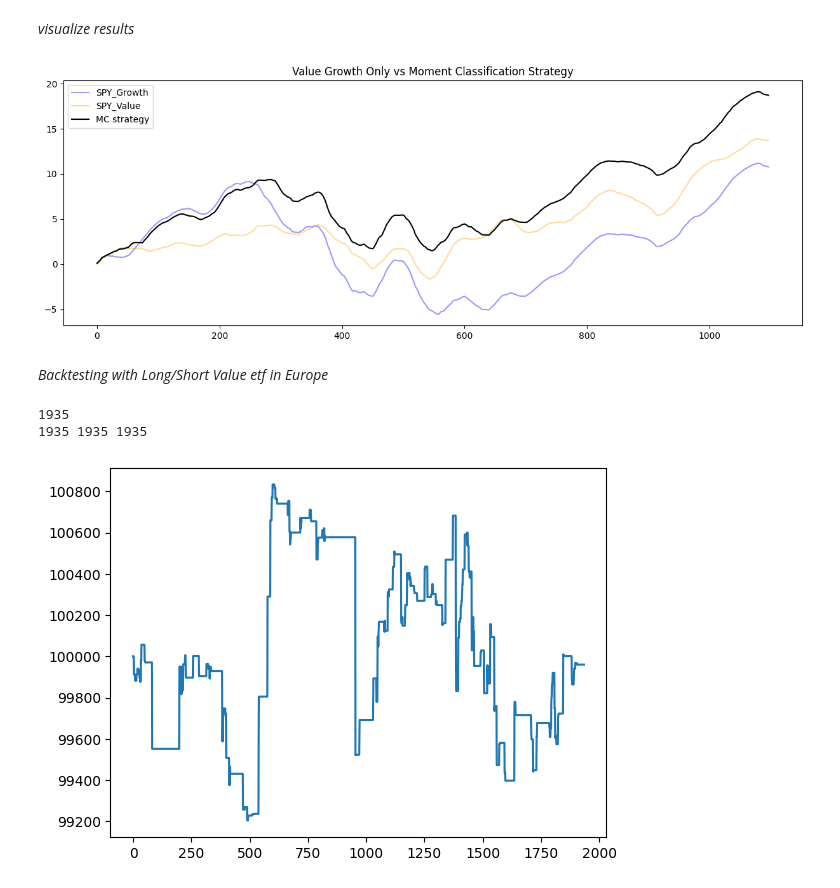
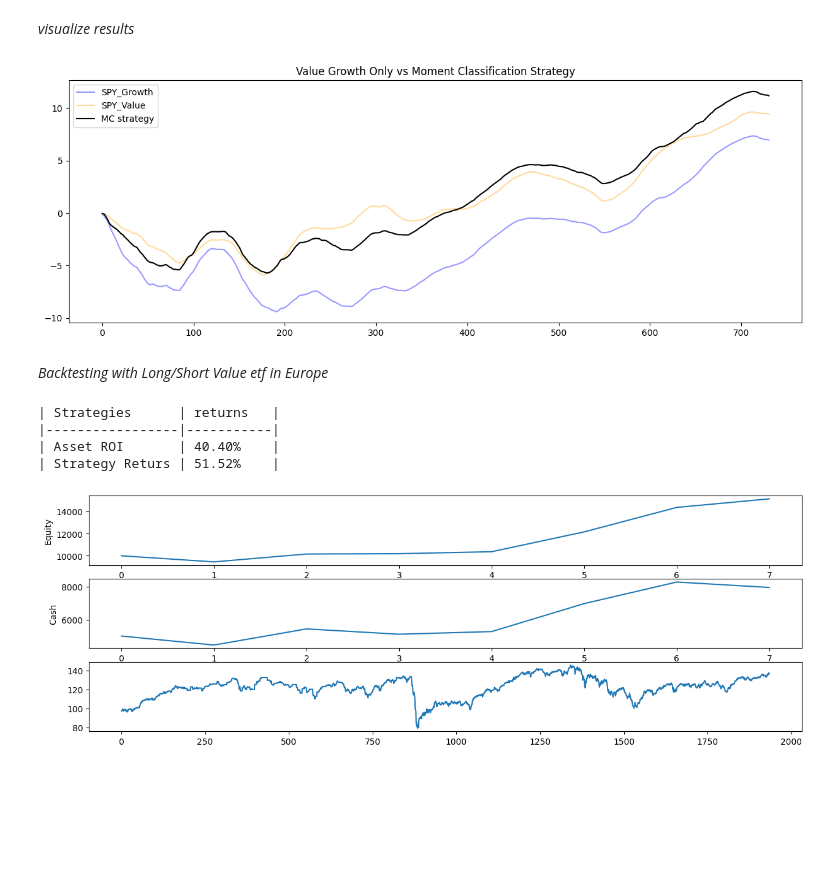
Before and after one commit to rvargas42/Value_Growth_Challenge_ETSFactory, a Jupyter notebook: Research/value_growth_moment_detection.ipynb, the cells around one changed output. Drawn from its saved outputs; the diff is of its cells as text; code cells hidden in the pictures; blank space fills up the shorter version.

Commit message:
backtester & other

```diff
--- a/Research/value_growth_moment_detection.ipynb
+++ b/Research/value_growth_moment_detection.ipynb
@@ -169,7 +169,7 @@ from sklearn.neighbors import KNeighborsClassifier
 from sklearn.ensemble import RandomForestClassifier
 from scipy.spatial import distance
 
-X_train, X_test, y_train, y_test = train_test_split(X, y, test_size=0.30, shuffle=False)
+X_train, X_test, y_train, y_test = train_test_split(X, y, test_size=0.20, shuffle=False)
 # %%
 knn = KNeighborsClassifier()
 cv = GridSearchCV(estimator=knn, param_grid={'metric':["cosine","euclidean","l1","l2"],'n_neighbors': range(1, 31)})
@@ -231,12 +231,10 @@ plt.title(tittle)
 plt.legend(["SPY_Growth", "SPY_Value", "MC strategy"])
 plt.savefig(os.path.join(root_dir, "charts", f"{tittle.replace(" ", "_")}.png"))
 # %% [output]
-[figure, old version]
+[figure, new version]
 # %% [markdown]
 _Backtesting with Long/Short Value etf in Europe_
 # %%
-from backtesting import Backtest, Strategy
-
 valu_etf = pd.read_csv(os.path.join(DATA_DIR, "etf_data", "VALU.DE.csv")).set_index("Date")
 valu_etf["returns"] = np.log(valu_etf["Close"]/valu_etf["Close"].shift(1)) #period = 5
 valu_etf.dropna(inplace=True)
@@ -247,15 +245,13 @@ X_eu["predictions"] = europe_predictions
 valu_etf = valu_etf[valu_etf.index.isin(X_eu.index)]
 #making predictions:
 
-
-print(len(valu_etf))
-
 buy_idx = np.where(europe_predictions == 0)
 sell_idx = np.where(europe_predictions == 1)
 
 class my_backtester:
 
-    def __init__(self, cash, data) -> None:
+    def __init__(self, cash, data, buy_and_hold_days) -> None:
+        self.buy_and_hold_days = buy_and_hold_days
         self.equity = cash
         self.cash = cash
         self.data = data
@@ -263,54 +259,76 @@ class my_backtester:
         self.last_entry = 0
         self.current_signal = None
         self.position = {"short": 0, "long": 0}
-        self.history = {"equity":[], "cash": []}
+        self.history = {"equity":[], "cash": [], "entries":[]}
 
     def run(self):
         i = 0
         while i < self.n:
             self.current_signal = self.data.predictions[i]
-            if self.current_signal == 1 and self.position["short"] == 0:
+            Q = 0.50 * self.equity
+            if self.current_signal == 1 and self.position["short"] == 0 and i % self.buy_and_hold_days == 0:
                 if self.position["long"] != 0:
                     value = ((self.last_entry - self.data.Close[i]) / self.data.Close[i]) \
                         * (self.position["long"] * self.last_entry)
                     self.equity += value
-                    self.cash += value
+                    self.cash = self.equity
                     self.position["long"] = 0
-                Q = 0.05 * self.equity
-                self.position["short"] += int((Q) / self.data.Close[i])
+                self.position["short"] = int((Q) / self.data.Close[i])
                 self.last_entry = self.data.Close[i]
                 self.cash -= Q
-
-            if self.current_signal == 0 and self.position["long"] == 0:
+                i+=1
+                self.history["entries"].append(self.current_signal)
+                self.history["equity"].append(self.equity)
+                self.history["cash"].append(self.cash)
+                continue
+            if self.current_signal == 0 and self.position["long"] == 0 and i % self.buy_and_hold_days == 0:
                 if self.position["short"] != 0:
                     value = ((self.data.Close[i] - self.last_entry) / self.last_entry) \
                         * (self.position["short"] * self.last_entry)
                     self.equity += value
-                    self.cash += value
+                    self.cash = self.equity
                     self.position["short"] = 0
-                Q = 0.05 * self.equity
-                self.position["long"] += int((Q) / self.data.Close[i])
+                self.position["long"] = int((Q) / self.data.Close[i])
                 self.last_entry = self.data.Close[i]
                 self.cash -= Q
+                i+=1
+                self.history["entries"].append(self.current_signal)
+                self.history["equity"].append(self.equity)
+                self.history["cash"].append(self.cash)
+                continue
+            else:
+                i+=1
 
-            self.history["equity"].append(self.equity)
-            self.history["cash"].append(self.cash)
-            i += 1
+        returns = (((self.history["equity"][-1] - self.history["equity"][0]) / self.history["equity"][0])*100)
+        asset_returns = ((self.data["Close"][-1] - self.data["Close"][0]) / self.data["Close"][0])*100
+        results = [
+            ["Asset ROI", f"{format(asset_returns,'.2f')}%"],
+            ["Strategy Returs", f"{format(returns,'.2f')}%"],
+        ]
+        headers = ["Strategies","returns"]
+        print(tabulate(results, headers, tablefmt="github"))
 
-        plt.plot(self.history["equity"])
-
-print(len(europe_predictions), len(valu_etf), len(X_eu))
+    def visualize(self):
+        fig, ax = plt.subplots(nrows=3, figsize=(15, 5))
+        ax[0].plot(self.history["equity"])
+        ax[0].set_ylabel("Equity")
+        ax[1].plot(self.history["cash"])
+        ax[1].set_ylabel("Cash")
+        ax[2].plot(self.data.Close.values)
 data = pd.concat(
     [
         valu_etf["Close"],
         X_eu["predictions"]
     ],
     axis=1,
 )
 
-backtester = my_backtester(cash=100000, data=data)
-backtester.run()
+backtester = my_backtester(cash=10000, data=data, buy_and_hold_days= 100)
+returns = backtester.run()
+backtester.visualize()
 # %% [output]
-1935
-1935 1935 1935
+| Strategies      | returns   |
+|-----------------|-----------|
+| Asset ROI       | 40.40%    |
+| Strategy Returs | 51.52%    |
-[figure, old version]
+[figure, new version]
```
Also changed, not shown: parts of 2 cells of this notebook, 1 other file.
